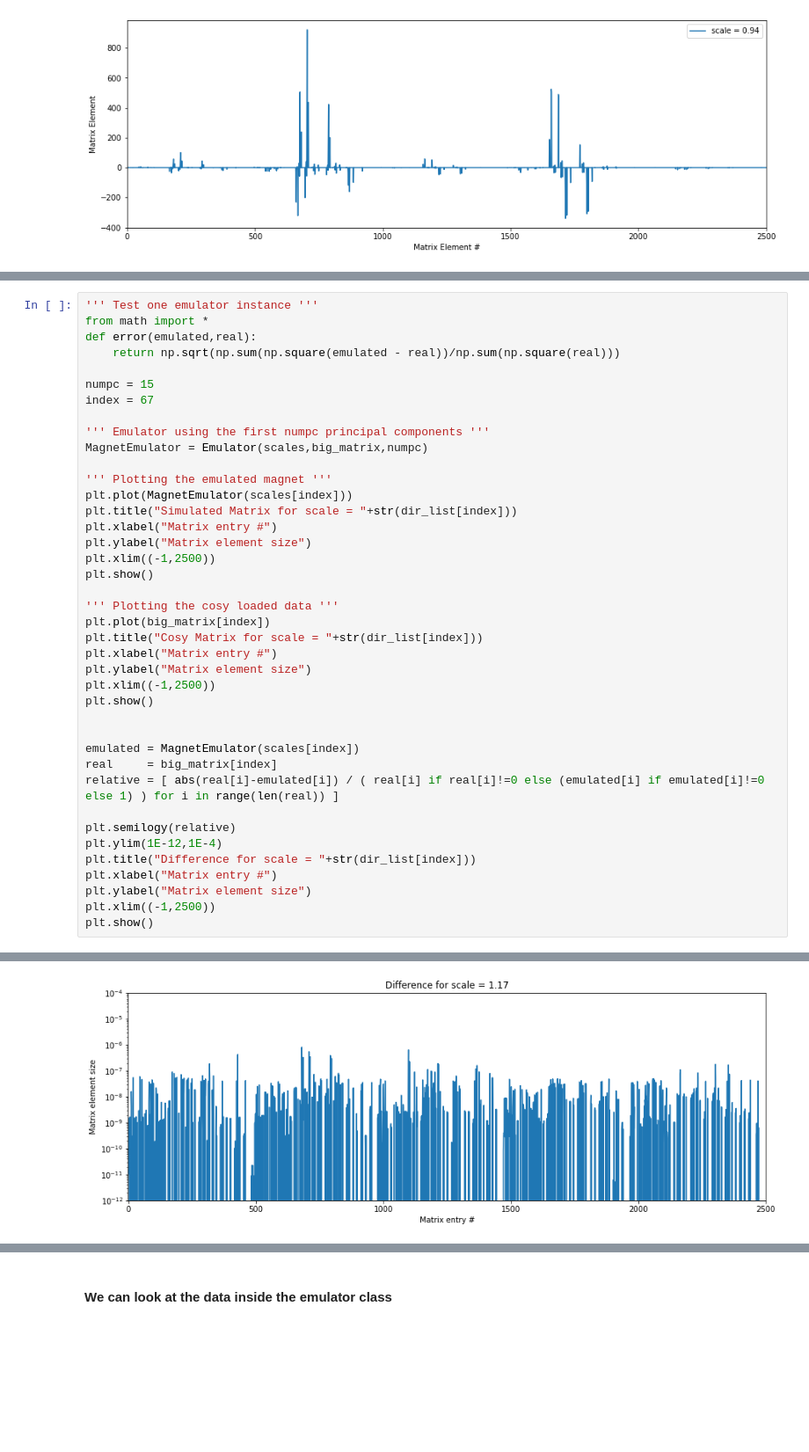
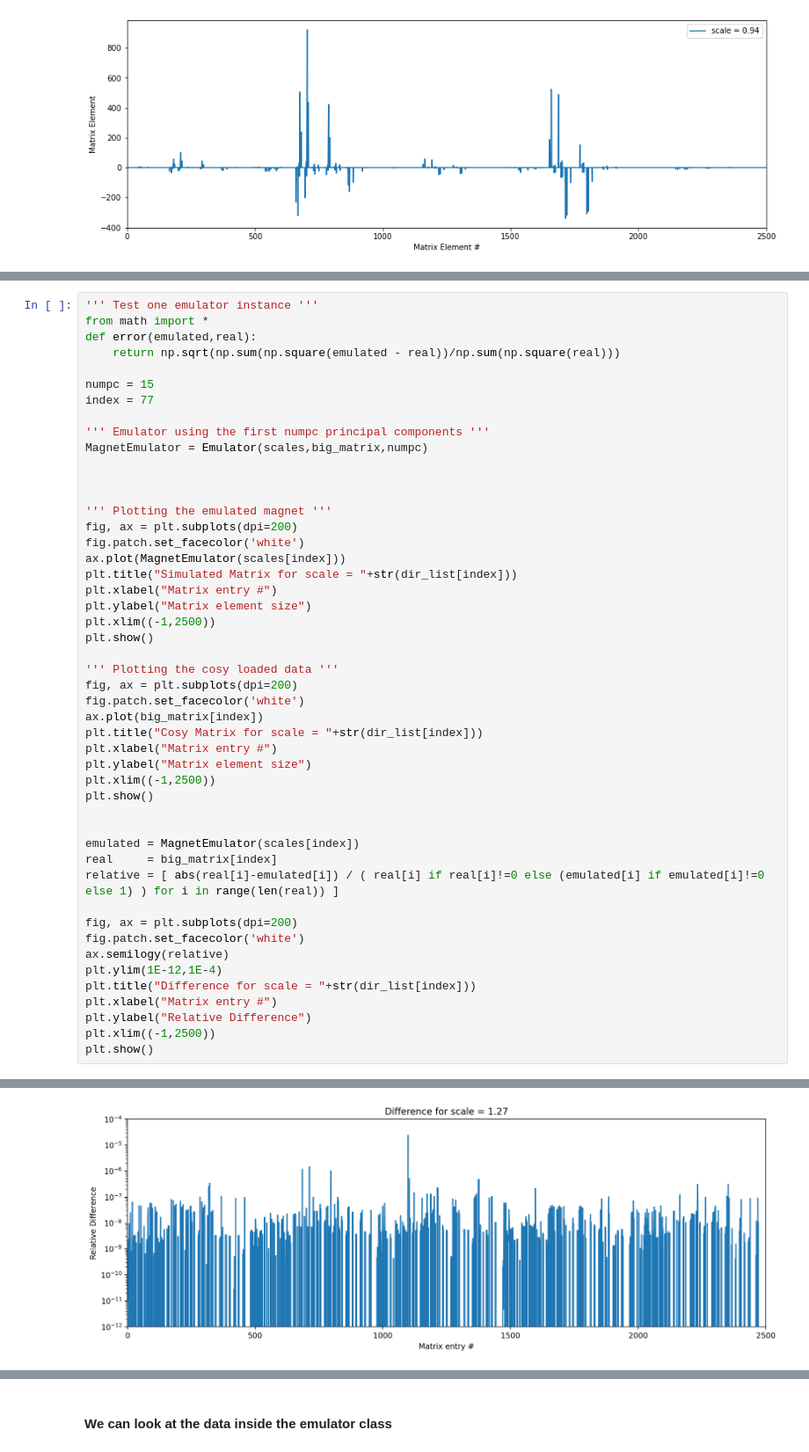
Before and after one commit to diogenes1991/RBMSecar, a Jupyter notebook: Emulator/RBM.ipynb, the cells around one changed output, grey strips where cells are left out. Shown at 88% size. Drawn from its saved outputs; the diff is of its cells as text; blank space fills up the shorter version.

```diff
--- a/Emulator/RBM.ipynb
+++ b/Emulator/RBM.ipynb
@@ -92,13 +92,17 @@ def error(emulated,real):
     return np.sqrt(np.sum(np.square(emulated - real))/np.sum(np.square(real)))
 
 numpc = 15
-index = 67
+index = 77
 
 ''' Emulator using the first numpc principal components '''
 MagnetEmulator = Emulator(scales,big_matrix,numpc)
 
+
+
 ''' Plotting the emulated magnet '''
-plt.plot(MagnetEmulator(scales[index]))
+fig, ax = plt.subplots(dpi=200)
+fig.patch.set_facecolor('white')
+ax.plot(MagnetEmulator(scales[index]))
 plt.title("Simulated Matrix for scale = "+str(dir_list[index]))
 plt.xlabel("Matrix entry #")
 plt.ylabel("Matrix element size")
@@ -106,7 +110,9 @@ plt.xlim((-1,2500))
 plt.show()
 
 ''' Plotting the cosy loaded data '''
-plt.plot(big_matrix[index])
+fig, ax = plt.subplots(dpi=200)
+fig.patch.set_facecolor('white')
+ax.plot(big_matrix[index])
 plt.title("Cosy Matrix for scale = "+str(dir_list[index]))
 plt.xlabel("Matrix entry #")
 plt.ylabel("Matrix element size")
@@ -118,11 +124,13 @@ emulated = MagnetEmulator(scales[index])
 real     = big_matrix[index]
 relative = [ abs(real[i]-emulated[i]) / ( real[i] if real[i]!=0 else (emulated[i] if emulated[i]!=0 else 1) ) for i in range(len(real)) ]
 
-plt.semilogy(relative)
+fig, ax = plt.subplots(dpi=200)
+fig.patch.set_facecolor('white')
+ax.semilogy(relative)
 plt.ylim(1E-12,1E-4)
 plt.title("Difference for scale = "+str(dir_list[index]))
 plt.xlabel("Matrix entry #")
-plt.ylabel("Matrix element size")
+plt.ylabel("Relative Difference")
 plt.xlim((-1,2500))
 plt.show()
 # %% [output]
@@ -131,4 +139,4 @@ plt.show()
-[figure, old version]
+[figure, new version]
 # %%
 ''' Tests several instances '''
 nEmulators = 7
```
Also changed, not shown: parts of 22 cells of this notebook.
